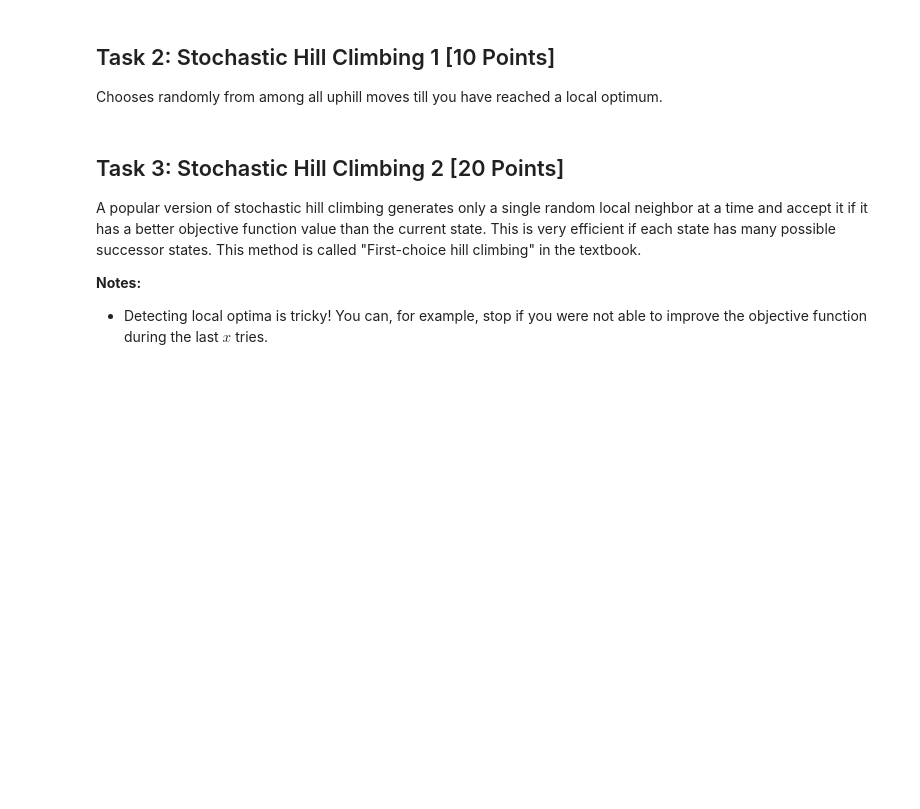
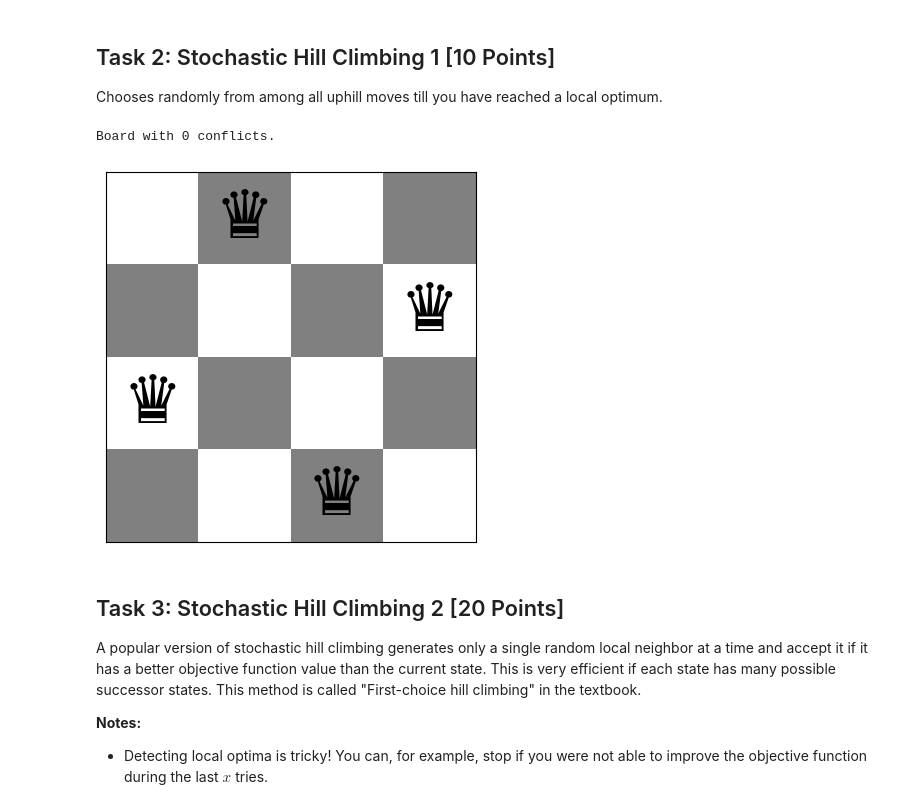
Before and after one commit to chirschbrich/n_queens, a Jupyter notebook: n_queens.ipynb, the cells around one changed output. Saved outputs shown, nothing was run; the diff lists cells and outputs as text; code cells hidden in the pictures; blank space fills up the shorter version.

```diff
--- a/n_queens.ipynb
+++ b/n_queens.ipynb
@@ -135,8 +144,43 @@ Calculate the objective function for all local moves (see definition of local mo
 ## Task 2: Stochastic Hill Climbing 1 [10 Points]
 
 Chooses randomly from among all uphill moves till you have reached a local optimum.
+# %%
+def stochastic_hill_climbing(board):
+    n = len(board)
+    current_board = board.copy()
+    current_conflicts = conflicts(current_board)
+
+    while True:
+        neighbors = []
+        for col in range(n):
+            for row in range(n):
+                if row != current_board[col]:
+                    neighbor = current_board.copy()
+                    neighbor[col] = row
+                    neighbors.append(neighbor)
+
+        # Evaluate all neighbors
+        neighbor_conflicts = [conflicts(neighbor) for neighbor in neighbors]
+
+        # Find all neighbors with fewer conflicts than the current board
+        better_neighbors = [neighbors[i] for i in range(len(neighbors)) if neighbor_conflicts[i] < current_conflicts]
+
+        if not better_neighbors:
+            # No better neighbors, local optimum reached
+            break
+
+        # Randomly choose one of the better neighbors
+        current_board = better_neighbors[np.random.randint(len(better_neighbors))]
+        current_conflicts = conflicts(current_board)
+
+    return current_board
 # %%
 # Code and description go here
+board = random_board(4)
+show_board(stochastic_hill_climbing(board))
+# %% [output]
+Board with 0 conflicts.
+[figure, added]
 # %% [markdown]
 ## Task 3: Stochastic Hill Climbing 2 [20 Points]
 
```
Also changed, not shown: parts of 8 cells of this notebook.
